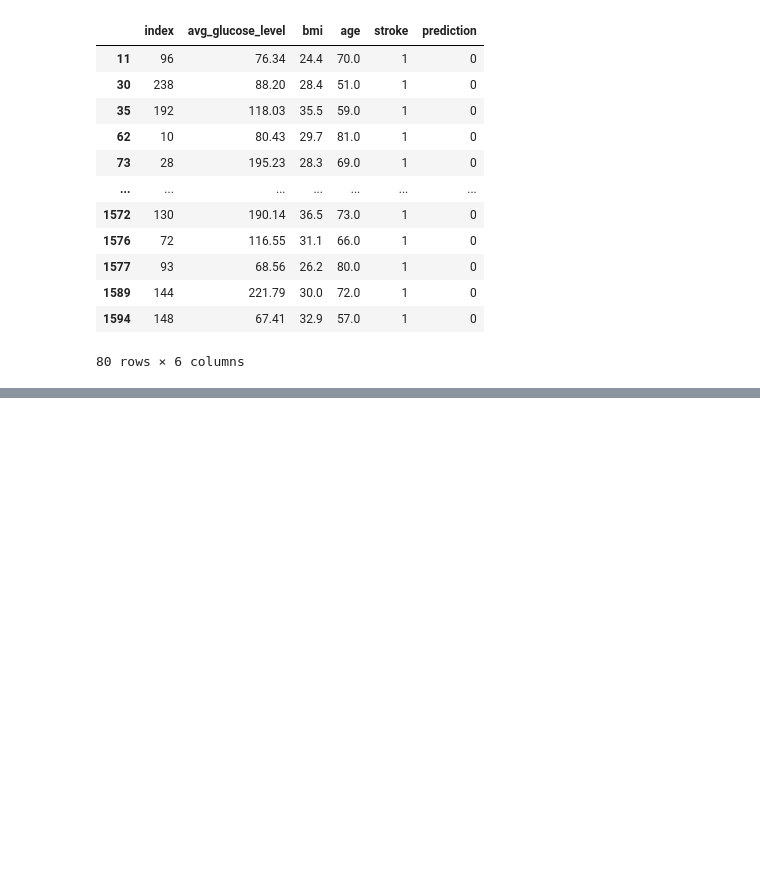
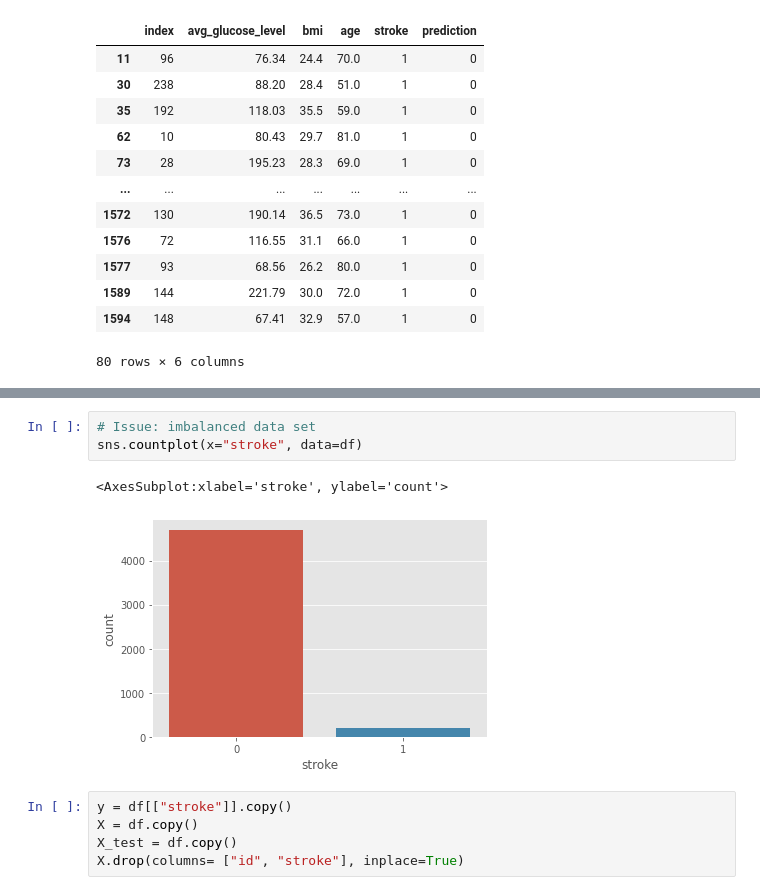
Before and after one commit to lrnz-asnprs/stroke-prediction-project, a Jupyter notebook: notebooks/laurenz-notebook.ipynb, the cells around one changed output, grey strips where cells are left out. Cells and saved outputs as stored; diff of their text form; blank space fills up the shorter version.

```diff
--- a/notebooks/laurenz-notebook.ipynb
+++ b/notebooks/laurenz-notebook.ipynb
@@ -466,0 +515,11 @@ df_results[df_results["stroke"] == 1]
+# %%
+# Issue: imbalanced data set
+sns.countplot(x="stroke", data=df)
+# %% [output]
+<AxesSubplot:xlabel='stroke', ylabel='count'>
+[figure, added]
+# %%
+y = df[["stroke"]].copy()
+X = df.copy()
+X_test = df.copy()
+X.drop(columns= ["id", "stroke"], inplace=True)
```
Also changed, not shown: parts of 22 cells of this notebook, 3 other files.
